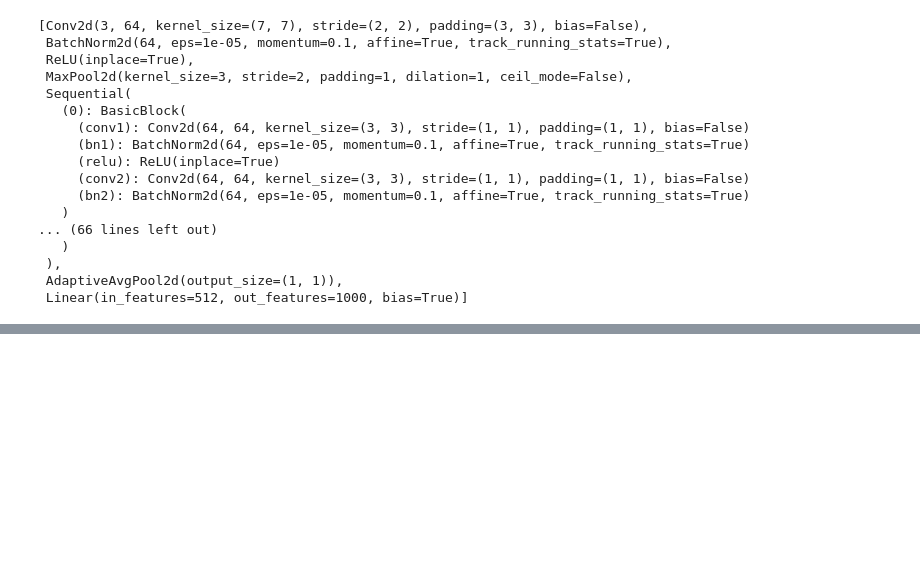
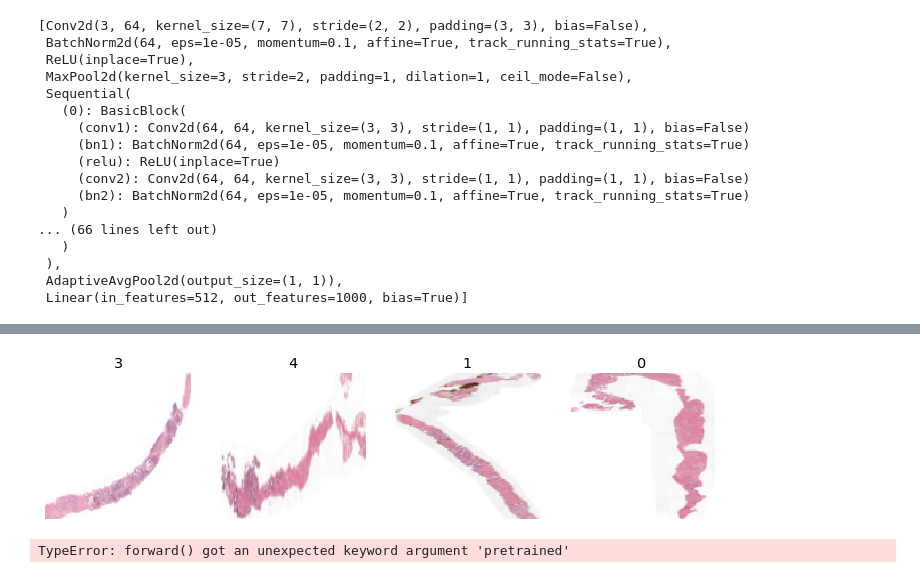
Before and after one commit to bharaniabhishek123/cs231n_project, a Jupyter notebook: notebooks/ResUnet-Pytorch-Implementation.ipynb, the cells around one changed output, grey strips where cells are left out. Saved outputs shown, nothing was run; the diff lists cells and outputs as text; code cells hidden in the pictures; blank space fills up the shorter version.

```diff
--- a/notebooks/ResUnet-Pytorch-Implementation.ipynb
+++ b/notebooks/ResUnet-Pytorch-Implementation.ipynb
@@ -356,0 +479,6 @@ LR 0.0001
+# %%
+bears = bears.new(item_tfms=RandomResizedCrop(128, min_scale=0.3),batch_tfms=aug_transforms(mult=2))
+dls = bears.dataloaders(path)
+dls.valid.show_batch(max_n=4, nrows=1)
+# %% [output]
+[figure, added]
@@ -356,0 +490,5 @@ LR 0.0001
+# %%
+learn = cnn_learner(dls, model, metrics=error_rate)
+learn.fine_tune(4)
+# %% [output]
+TypeError: forward() got an unexpected keyword argument 'pretrained'
```
Also changed, not shown: parts of 15 cells of this notebook, 4 other files.
